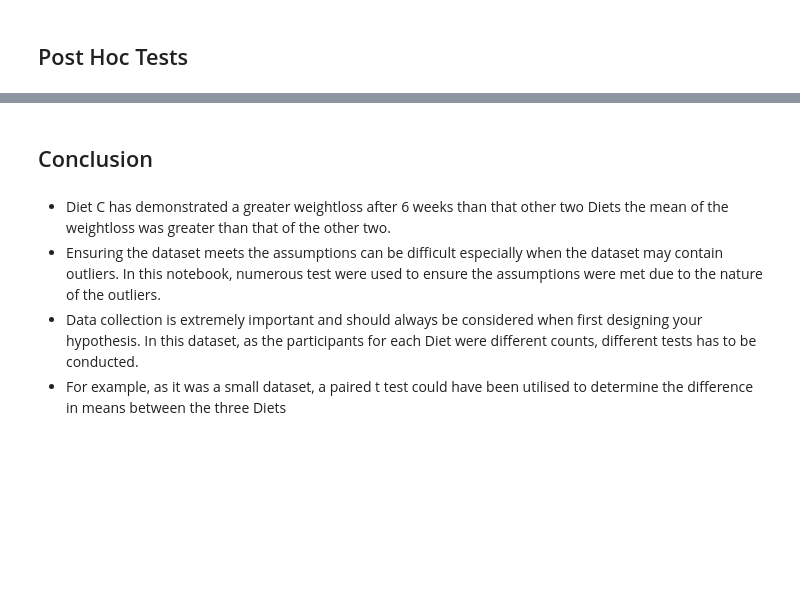
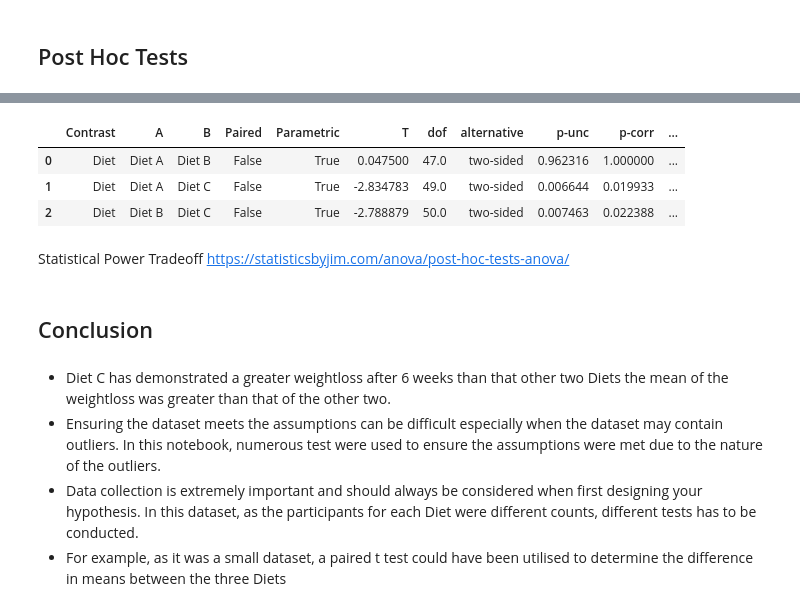
Before and after one commit to martinaobrien/machine-learning-and-statistics-assessment, a Jupyter notebook: Scipy-Stats-Jupyter-Notebook.ipynb, the cells around one changed output, grey strips where cells are left out. Cells and saved outputs as stored; diff of their text form; code cells hidden in the pictures; blank space fills up the shorter version.

Commit message:
Update Scipy-Stats-Jupyter-Notebook.ipynb
Added in pair ttest post hoc analysis

```diff
--- a/Scipy-Stats-Jupyter-Notebook.ipynb
+++ b/Scipy-Stats-Jupyter-Notebook.ipynb
@@ -376,12 +603,12 @@ pip install Pingouin
 import pingouin as pg
 import pandas as pd
 import numpy as np
-
+dv = dependent
 #create DataFrame
-df = pd.DataFrame({'score': [64, 66, 68, 75, 78, 94, 98, 79, 71, 80,
-                             91, 92, 93, 90, 97, 94, 82, 88, 95, 96,
-                             79, 78, 88, 94, 92, 85, 83, 85, 82, 81],
-                   'group': np.repeat(['a', 'b', 'c'], repeats=10)})
+#df = pd.DataFrame({'score': [64, 66, 68, 75, 78, 94, 98, 79, 71, 80,
+                             #91, 92, 93, 90, 97, 94, 82, 88, 95, 96,
+                             #79, 78, 88, 94, 92, 85, 83, 85, 82, 81],
+                   #'group': np.repeat(['a', 'b', 'c'], repeats=10)})
 
 #perform Welch's ANOVA
-pg.welch_anova(dv='score', between='group', data=df)
+pg.welch_anova(dv ='weightloss', between='Diet', data=df)
@@ -414,3 +652,14 @@ print(tukey)
+# %%
+from pingouin import pairwise_ttests #https://www.youtube.com/watch?v=BOGCsSzQNR4
+posthocs = pairwise_ttests(dv= 'weightloss', between = 'Diet', padjust='bonf', data=df, correction=False)
+posthocs
+# %% [output]
+|  | Contrast | A | B | Paired | Parametric | T | dof | alternative | p-unc | p-corr | ... |
+| 0 | Diet | Diet A | Diet B | False | True | 0.047500 | 47.0 | two-sided | 0.962316 | 1.000000 | ... |
+| 1 | Diet | Diet A | Diet C | False | True | -2.834783 | 49.0 | two-sided | 0.006644 | 0.019933 | ... |
+| 2 | Diet | Diet B | Diet C | False | True | -2.788879 | 50.0 | two-sided | 0.007463 | 0.022388 | ... |
+# %% [markdown]
+Statistical Power Tradeoff https://statisticsbyjim.com/anova/post-hoc-tests-anova/
 # %% [markdown]
 ## Conclusion
 # %% [markdown]
```
Also changed, not shown: parts of 33 cells of this notebook.
